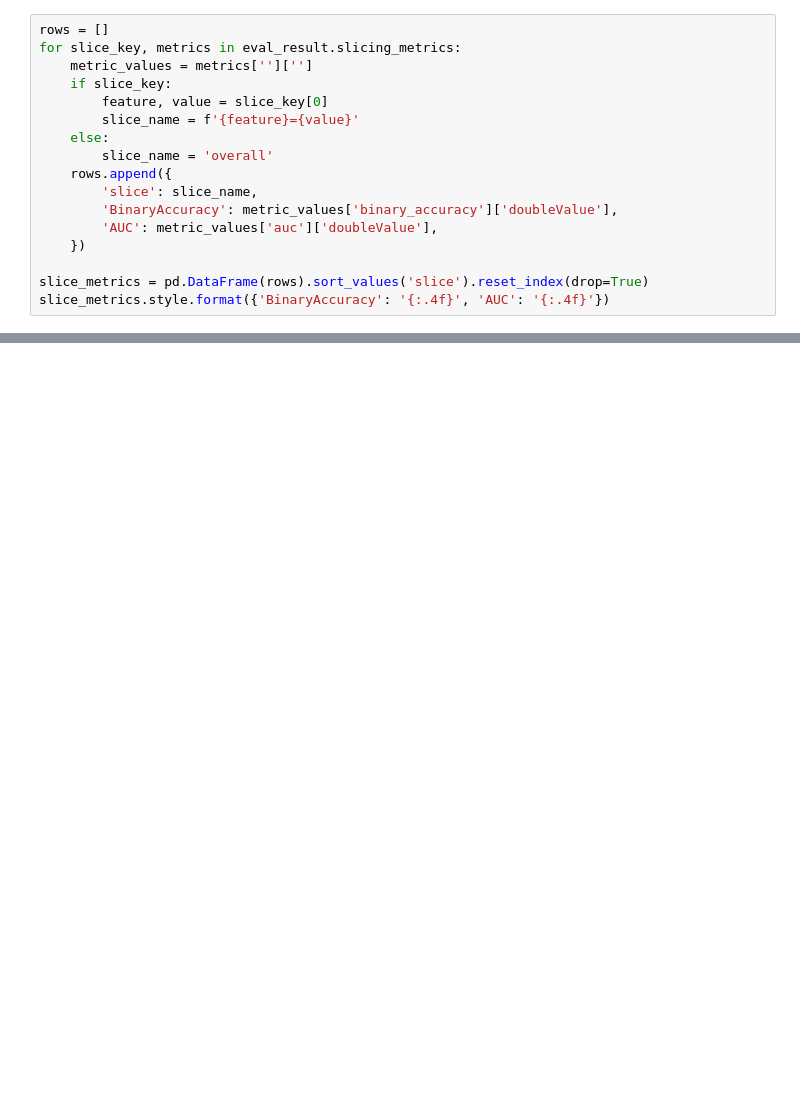
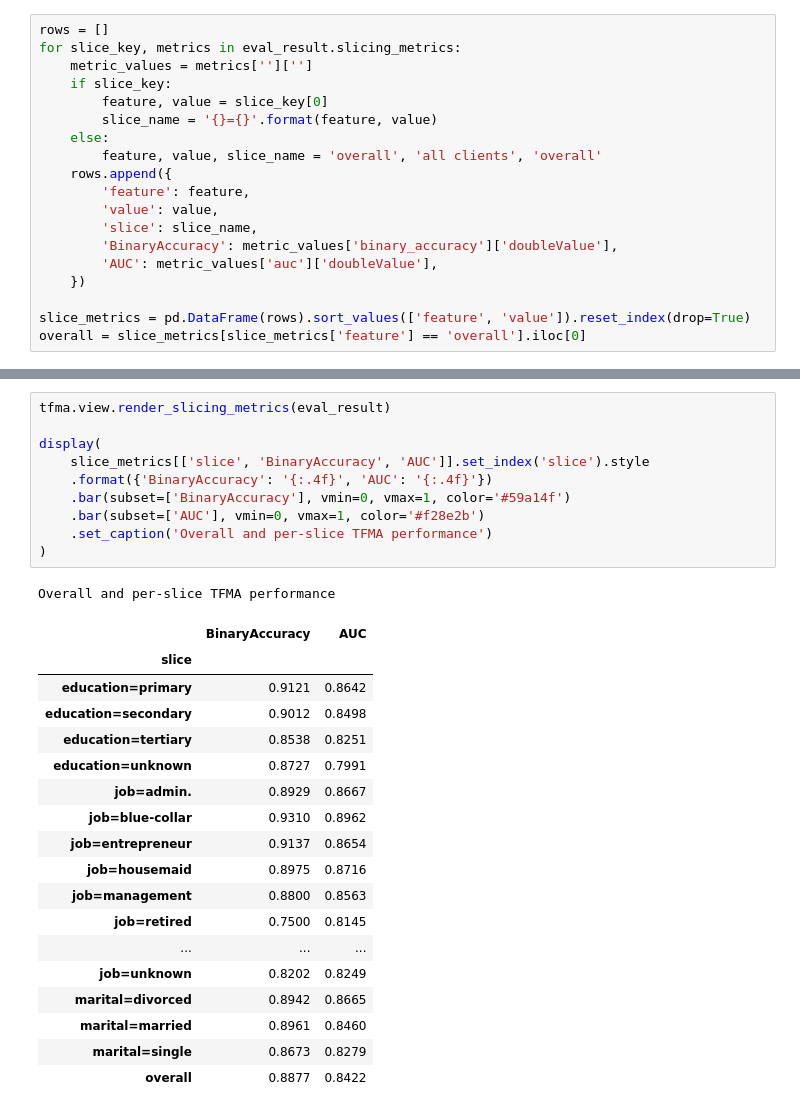
Before and after one commit to Mandeep3030/COMP315_Project_Group_5, a Jupyter notebook: notebooks/tfma_analysis.ipynb, the cells around one changed output, grey strips where cells are left out. Cells and saved outputs as stored; diff of their text form; blank space fills up the shorter version.

Commit message:
TFMA✔Analysis Notebook

```diff
--- a/notebooks/tfma_analysis.ipynb
+++ b/notebooks/tfma_analysis.ipynb
@@ -41,14 +34,16 @@ for slice_key, metrics in eval_result.slicing_metrics:
     metric_values = metrics['']['']
     if slice_key:
         feature, value = slice_key[0]
-        slice_name = f'{feature}={value}'
+        slice_name = '{}={}'.format(feature, value)
     else:
-        slice_name = 'overall'
+        feature, value, slice_name = 'overall', 'all clients', 'overall'
     rows.append({
+        'feature': feature,
+        'value': value,
         'slice': slice_name,
         'BinaryAccuracy': metric_values['binary_accuracy']['doubleValue'],
         'AUC': metric_values['auc']['doubleValue'],
     })
 
-slice_metrics = pd.DataFrame(rows).sort_values('slice').reset_index(drop=True)
-slice_metrics.style.format({'BinaryAccuracy': '{:.4f}', 'AUC': '{:.4f}'})
+slice_metrics = pd.DataFrame(rows).sort_values(['feature', 'value']).reset_index(drop=True)
+overall = slice_metrics[slice_metrics['feature'] == 'overall'].iloc[0]
@@ -64,0 +86,30 @@ The largest differences appeared in `job`. Blue-collar clients had the highest a
+# %%
+tfma.view.render_slicing_metrics(eval_result)
+
+display(
+    slice_metrics[['slice', 'BinaryAccuracy', 'AUC']].set_index('slice').style
+    .format({'BinaryAccuracy': '{:.4f}', 'AUC': '{:.4f}'})
+    .bar(subset=['BinaryAccuracy'], vmin=0, vmax=1, color='#59a14f')
+    .bar(subset=['AUC'], vmin=0, vmax=1, color='#f28e2b')
+    .set_caption('Overall and per-slice TFMA performance')
+)
+# %% [output]
+Overall and per-slice TFMA performance
+|  | BinaryAccuracy | AUC |
+| slice |  |  |
+| education=primary | 0.9121 | 0.8642 |
+| education=secondary | 0.9012 | 0.8498 |
+| education=tertiary | 0.8538 | 0.8251 |
+| education=unknown | 0.8727 | 0.7991 |
+| job=admin. | 0.8929 | 0.8667 |
+| job=blue-collar | 0.9310 | 0.8962 |
+| job=entrepreneur | 0.9137 | 0.8654 |
+| job=housemaid | 0.8975 | 0.8716 |
+| job=management | 0.8800 | 0.8563 |
+| job=retired | 0.7500 | 0.8145 |
+| ... | ... | ... |
+| job=unknown | 0.8202 | 0.8249 |
+| marital=divorced | 0.8942 | 0.8665 |
+| marital=married | 0.8961 | 0.8460 |
+| marital=single | 0.8673 | 0.8279 |
+| overall | 0.8877 | 0.8422 |
```
Also changed, not shown: parts of 16 cells of this notebook.
